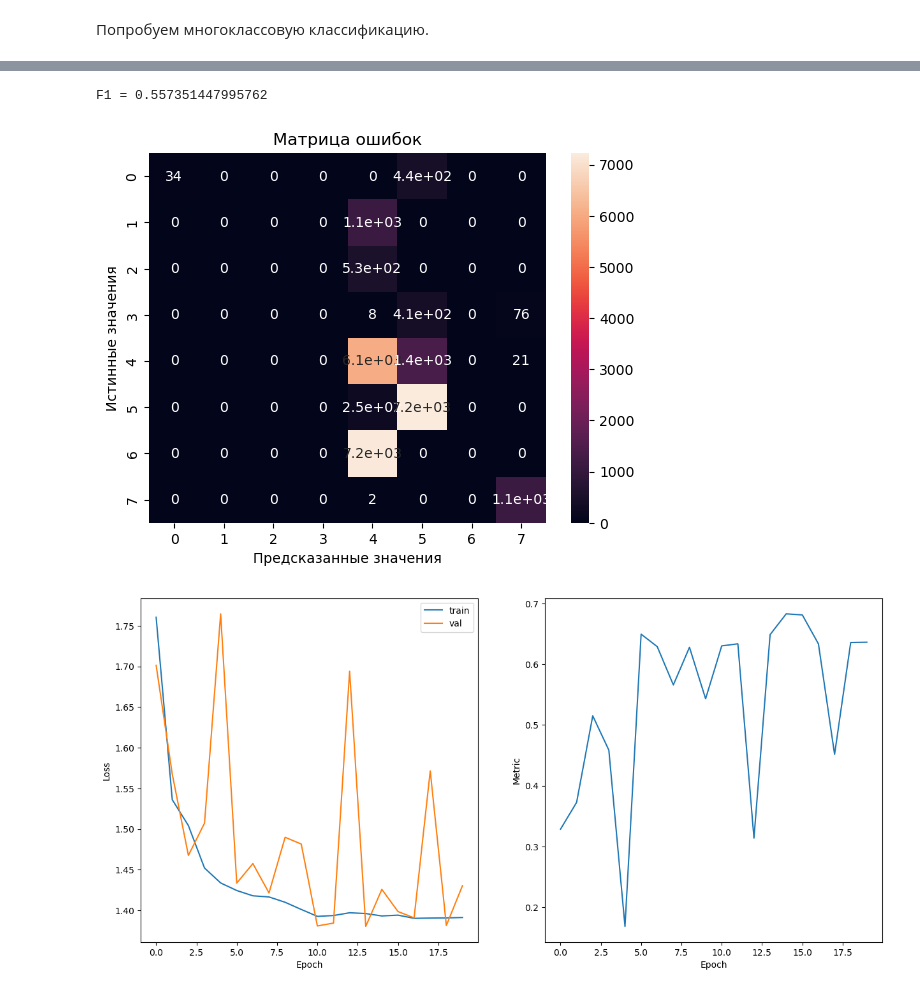
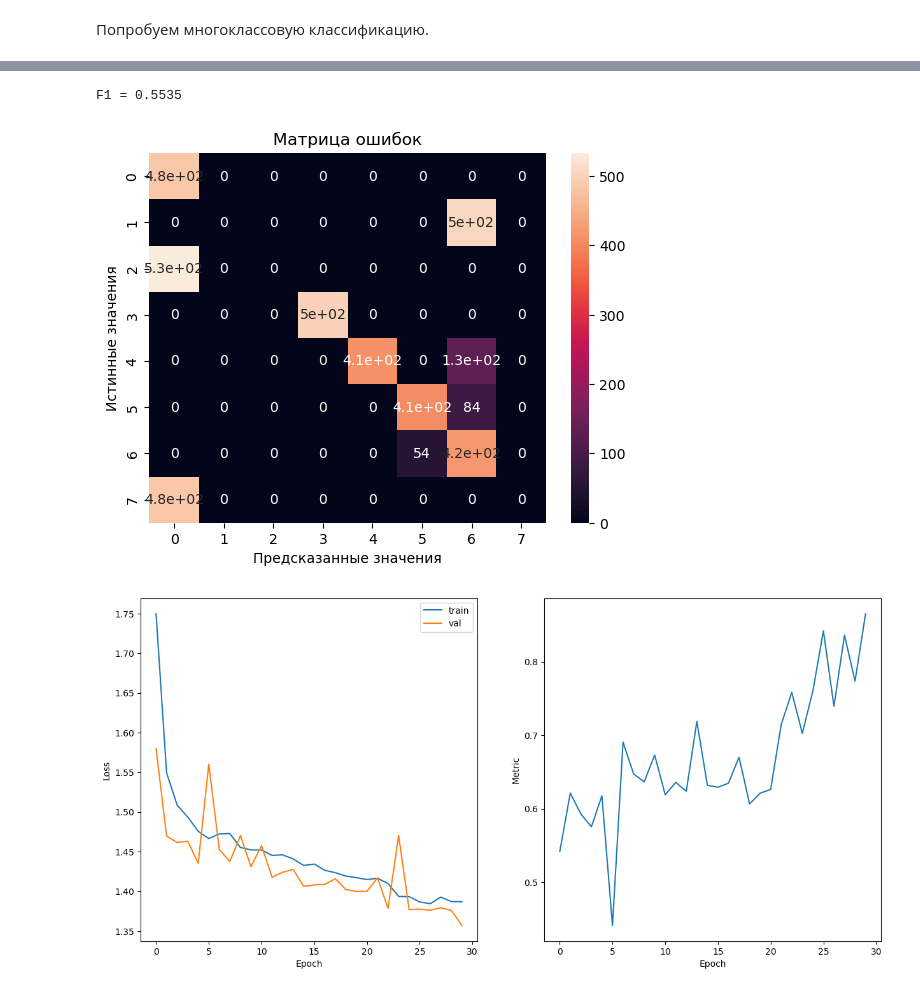
Before and after one commit to xndrleib/Motor-Fault-Detection, a Jupyter notebook: notebooks/Spectrogram.ipynb, the cells around one changed output, grey strips where cells are left out. Cells and saved outputs as stored; diff of their text form; code cells hidden in the pictures.

```diff
--- a/notebooks/Spectrogram.ipynb
+++ b/notebooks/Spectrogram.ipynb
@@ -243,7 +252,7 @@ class FFTDataset(Dataset):
 # %%
 device = 'cuda' if torch.cuda.is_available() else 'cpu'
 # %%
-from typing import List
+from typing import List, Union
 import random
 from sklearn.model_selection import train_test_split
 
@@ -252,6 +261,7 @@ from sklearn.model_selection import train_test_split
 # и загрузим все ошибочные сигналы в датасет в равных долях
 def get_binary_dataloaders(healthy_folder: str,
                            fault_folders_list: List[str],
+                           healthy_samples: Union[int, None] = None,
                            test_size: float = 0.25,
                            seed: int = 42,
                            batch_size = 32) -> List[DataLoader]:
@@ -261,6 +271,7 @@ def get_binary_dataloaders(healthy_folder: str,
     Parameters:
     - healty_folder: folder containing "healty" signal *.npy files
     - fault_folders_list: list of folders containing faulty signal *.npy files
+    - healthy_samples: number of samples for "healthy" signal
 
     Returns:
     - list of dataloaders is in order: train, val, test
@@ -270,6 +281,9 @@ def get_binary_dataloaders(healthy_folder: str,
     torch.manual_seed(seed)
     fft_list = list(Path(healthy_folder).rglob('*.npy'))
     labels_list = [0 for _ in range(len(fft_list))]
+    if healthy_samples is not None:
+        fft_list = fft_list[:healthy_samples]
+        labels_list = labels_list[:healthy_samples]
     list_part = len(fft_list) // len(fault_folders_list)
     for signal_type in fault_folders_list:
         fault_list = list(Path(signal_type).rglob('*.npy'))[:list_part]
@@ -287,6 +301,7 @@ def get_binary_dataloaders(healthy_folder: str,
 
 # в мультиклассовой классификации каждый сигнал - отдельный класс
 def get_multiclass_dataloaders(folders_list: List[str],
+                               all_data_samples: Union[int, None] = None,
                                test_size: float = 0.25,
                                seed: int = 42,
                                batch_size = 32) -> List[DataLoader]:
@@ -295,6 +310,7 @@ def get_multiclass_dataloaders(folders_list: List[str],
 
     Parameters:
     - folders_list: list of folders containing *.npy files of different classes
+    - all_data_samples: number of data samples for each class
 
     Returns:
     - list of dataloaders is in order: train, val, test
@@ -306,6 +322,8 @@ def get_multiclass_dataloaders(folders_list: List[str],
     labels_list = []
     for i, signal_type in enumerate(folders_list):
         class_list = list(Path(signal_type).rglob('*.npy'))
+        if all_data_samples is not None:
+            class_list = class_list[:all_data_samples]
         fft_list += class_list
         labels_list += [i for _ in range(len(class_list))]
     Xtrain, Xtest, ytrain, ytest = train_test_split(fft_list, labels_list, random_state=seed, test_size=test_size)
@@ -617,7 +635,7 @@ signals_list = [
 
 train_loader, val_loader, test_loader = get_multiclass_dataloaders(signals_list)
 # %%
-EPOCHS = 20
+EPOCHS = 30
 resnet_1d = ResNet1d(out_features=8).to(device=device)
 optimizer = torch.optim.Adam(resnet_1d.parameters())
 criterion = torch.nn.CrossEntropyLoss()
@@ -634,8 +651,8 @@ mean_metric = mean_metric_on_test(best_resnet_1d, f1_score, test_loader, mode='m
 print(f'F1 = {mean_metric}')
 get_confusion_matrix(best_resnet_1d, test_loader, mode='multi')
 # %% [output]
-F1 = 0.557351447995762
+F1 = 0.5535
-[figure, old version]
+[figure, new version]
 # %%
 signals_list = [
     '../data/processed/0702 без перекосов фаза A.txt/ours_spectrogram',
@@ -648,16 +665,16 @@ signals_list = [
     '../data/processed/холостой ход 11 01.txt/ours_spectrogram'
     ]
 
-train_loader, val_loader, test_loader = get_multiclass_dataloaders(signals_list)
+train_loader, val_loader, test_loader = get_multiclass_dataloaders(signals_list, all_data_samples=2000)
 # %%
-EPOCHS = 20
+EPOCHS = 30
 resnet_2d = ResNet2d(out_features=8).to(device=device)
 optimizer = torch.optim.Adam(resnet_2d.parameters())
 criterion = torch.nn.CrossEntropyLoss()
 
 train(resnet_2d, train_loader, val_loader, EPOCHS, criterion, torch.long, optimizer, f1_score, 'best_2d_multiclass.pt', mode='multi', average='micro')
 # %% [output]
-[figure, old version]
+[figure, new version]
 # %%
 best_resnet_2d = ResNet2d(out_features=8).to(device=device)
 best_resnet_2d.load_state_dict(torch.load('best_2d_multiclass.pt'))
```
Also changed, not shown: parts of 10 cells of this notebook, 1 other file.
